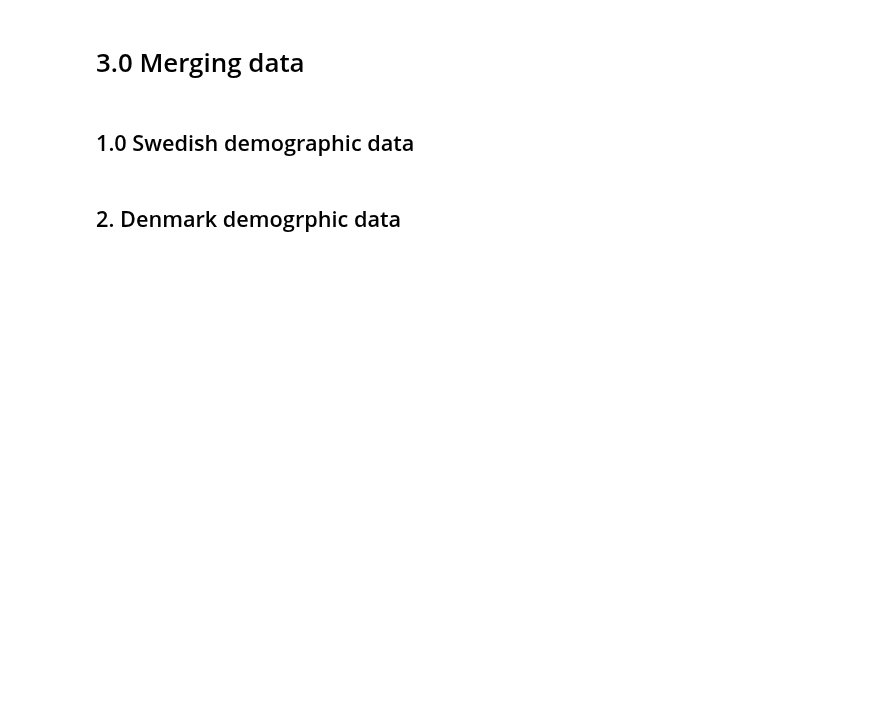
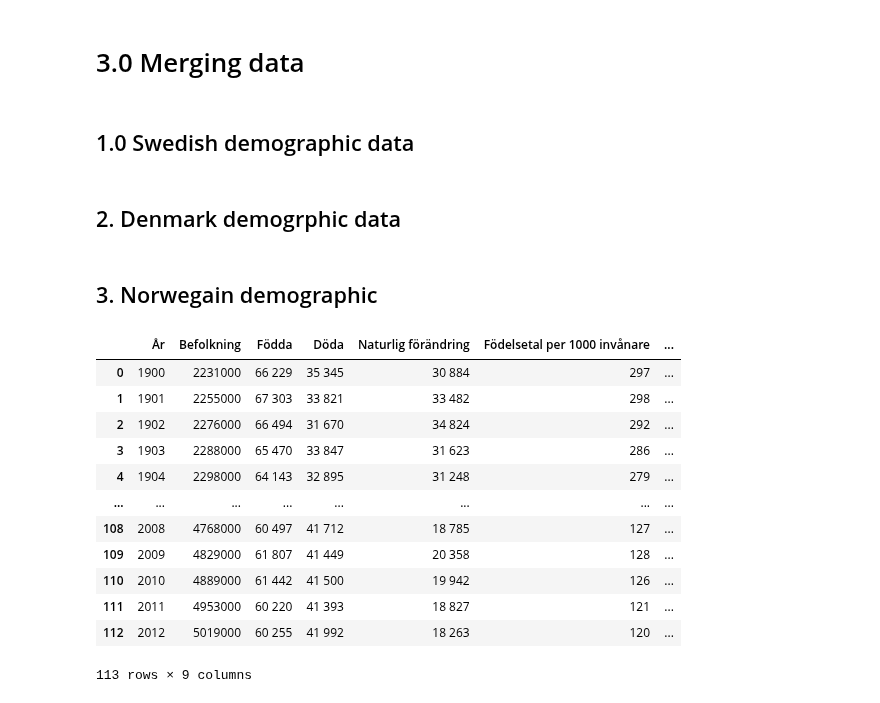
Before and after one commit to FabianAndersson17/Databehandling-Fabian-Andersson, a Jupyter notebook: Exercises/3.0_merging_data.ipynb, the cells around one changed output. Saved outputs shown, nothing was run; the diff lists cells and outputs as text; code cells hidden in the pictures; blank space fills up the shorter version.

```diff
--- a/Exercises/3.0_merging_data.ipynb
+++ b/Exercises/3.0_merging_data.ipynb
@@ -43,0 +49,30 @@ px.line(clean_denmark_DataFrame, x="År", y="Folkmängd")
+# %% [markdown]
+## 3. Norwegain demographic
+# %%
+norway_link = "https://sv.wikipedia.org/wiki/Norges_demografi"
+norway_english_link = "https://en.wikipedia.org/wiki/Demographics_of_Norway"
+norway_dataframe = pd.read_html(norway_link, match="Total fertilitet")
+norway_english_dataframe = pd.read_html(norway_english_link, match="Total fertility")
+norway_dataframe = norway_dataframe[0]
+norway_english_dataframe = norway_english_dataframe[0]
+norway_english_dataframe.head()
+norway_english_dataframe = norway_english_dataframe.rename({"Total fertility rates[fn 1][5][7]": "Total fertilitet"}, axis="columns")
+norway_dataframe["Total fertilitet"] = norway_dataframe["Total fertilitet"].fillna(norway_english_dataframe["Total fertilitet"])
+norway_dataframe["Befolkning i tusentals (x 1000)"] = norway_english_dataframe["Average population"]
+norway_dataframe = norway_dataframe.rename({"Befolkning i tusentals (x 1000)" : "Befolkning", "Unnamed: 0": "År"}, axis="columns")
+norway_complete_dataframe = pd.concat([norway_dataframe["År"], norway_dataframe["Befolkning"], norway_dataframe["Total fertilitet"]], axis=1)
+norway_dataframe
+# %% [output]
+|  | År | Befolkning | Födda | Döda | Naturlig förändring | Födelsetal per 1000 invånare | ... |
+| 0 | 1900 | 2231000 | 66 229 | 35 345 | 30 884 | 297 | ... |
+| 1 | 1901 | 2255000 | 67 303 | 33 821 | 33 482 | 298 | ... |
+| 2 | 1902 | 2276000 | 66 494 | 31 670 | 34 824 | 292 | ... |
+| 3 | 1903 | 2288000 | 65 470 | 33 847 | 31 623 | 286 | ... |
+| 4 | 1904 | 2298000 | 64 143 | 32 895 | 31 248 | 279 | ... |
+| ... | ... | ... | ... | ... | ... | ... | ... |
+| 108 | 2008 | 4768000 | 60 497 | 41 712 | 18 785 | 127 | ... |
+| 109 | 2009 | 4829000 | 61 807 | 41 449 | 20 358 | 128 | ... |
+| 110 | 2010 | 4889000 | 61 442 | 41 500 | 19 942 | 126 | ... |
+| 111 | 2011 | 4953000 | 60 220 | 41 393 | 18 827 | 121 | ... |
+| 112 | 2012 | 5019000 | 60 255 | 41 992 | 18 263 | 120 | ... |
+113 rows × 9 columns
```
Also changed, not shown: parts of 5 cells of this notebook.
